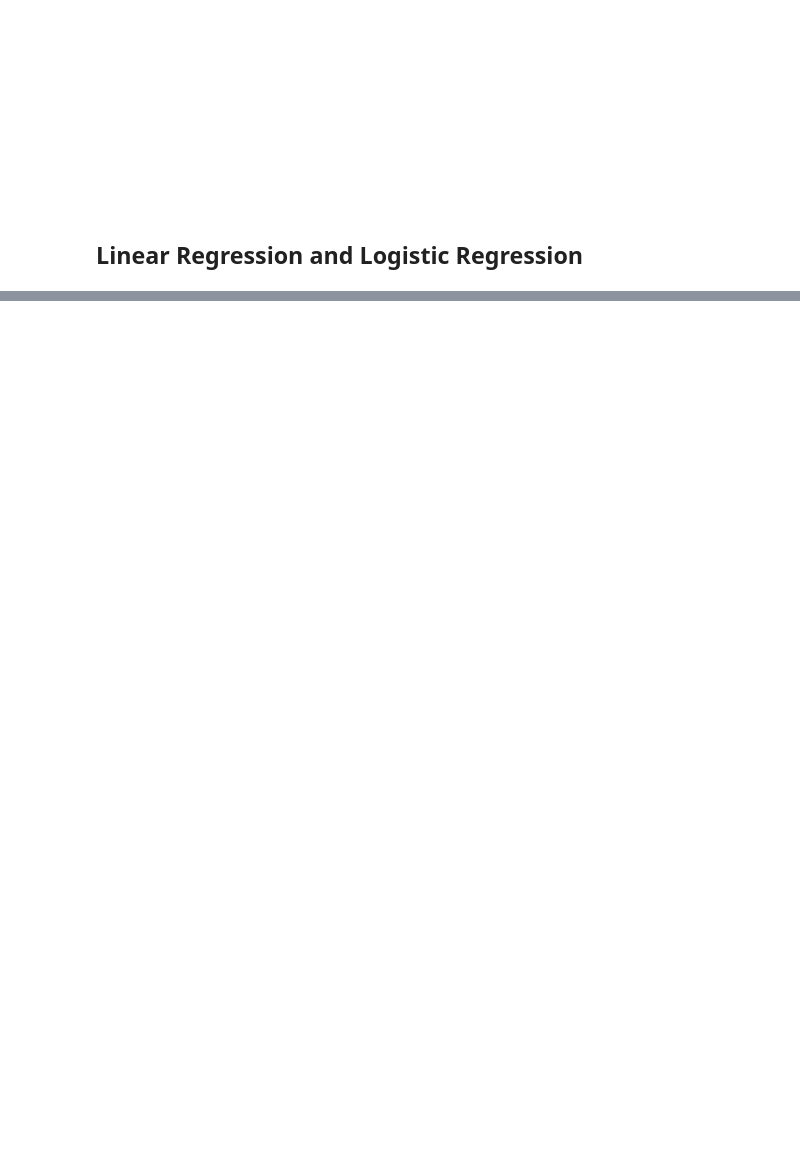
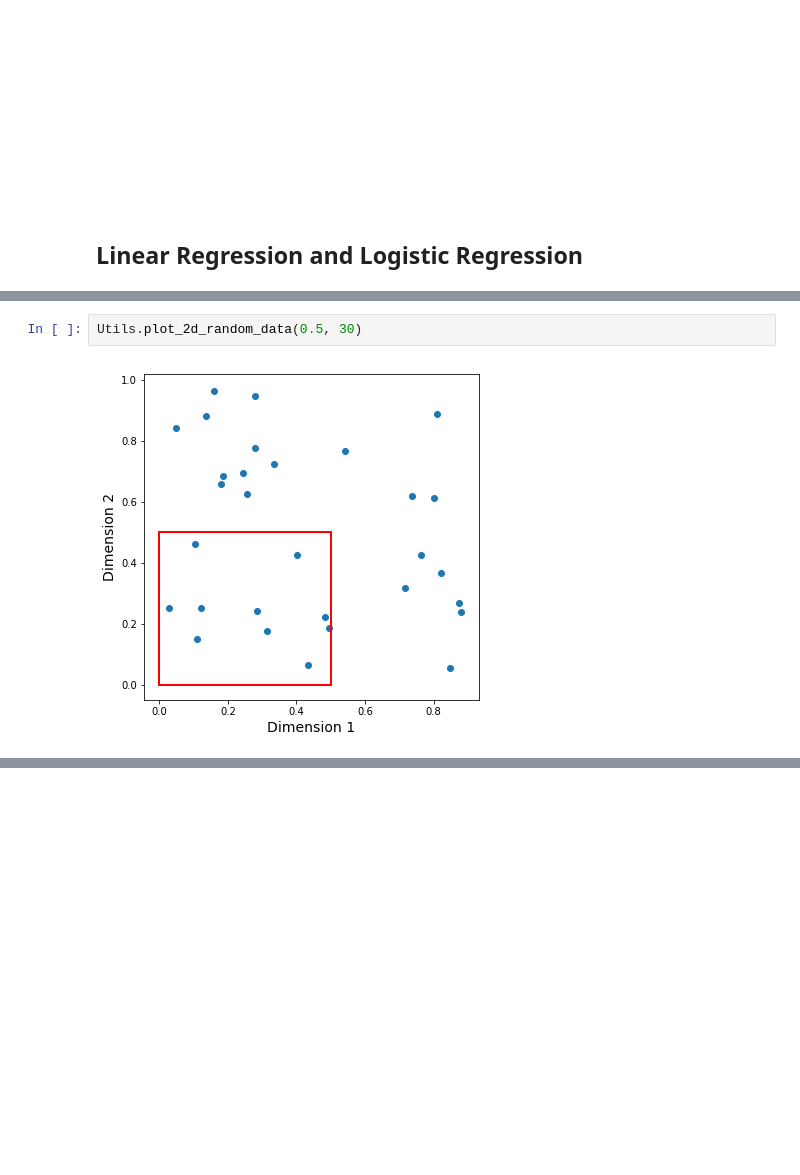
Before and after one commit to Joao-M-Almeida/ML-Tutorial, a Jupyter notebook: Tutorial Notebook.ipynb, the cells around one changed output, grey strips where cells are left out. Saved outputs shown, nothing was run; the diff lists cells and outputs as text; blank space fills up the shorter version.

```diff
--- a/Tutorial Notebook.ipynb
+++ b/Tutorial Notebook.ipynb
@@ -536,3 +839,7 @@ whisky_data
+# %%
+Utils.plot_2d_random_data(0.5, 30)
+# %% [output]
+[figure, added]
 # %% [markdown]
 <br></br>
 <br></br>
```
Also changed, not shown: parts of 67 cells of this notebook, 4 other files.
